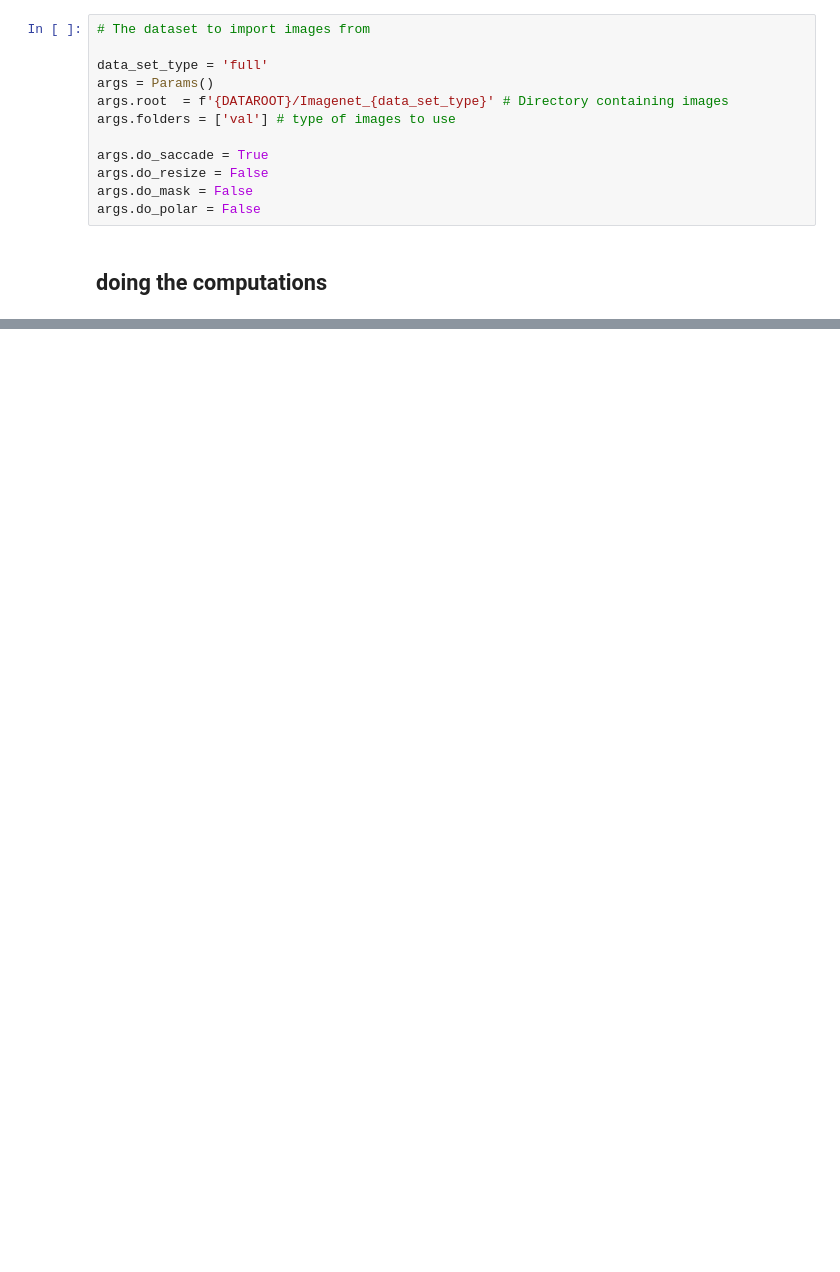
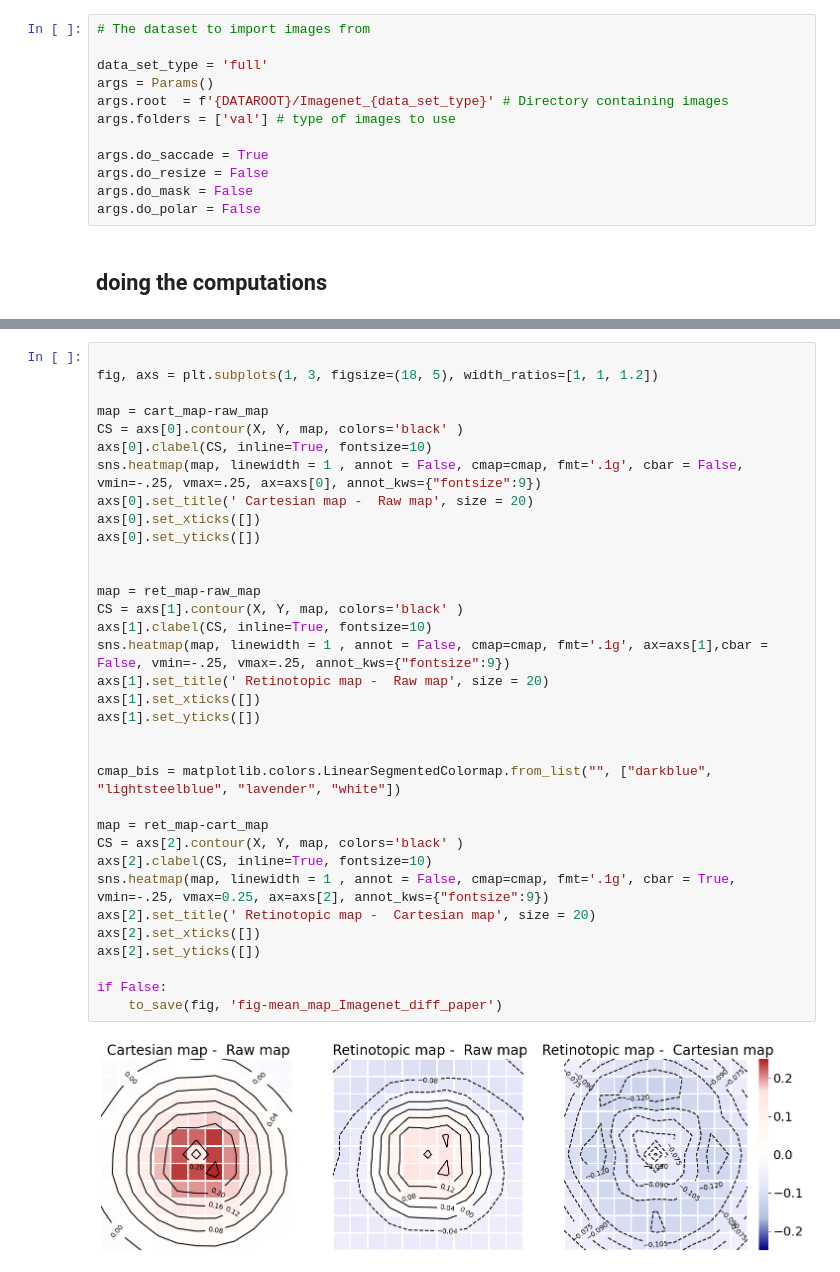
Before and after one commit to bicv/Retinotopy, a Jupyter notebook: 22_scan_mean_nan.ipynb, the cells around one changed output, grey strips where cells are left out. Cells and saved outputs as stored; diff of their text form; blank space fills up the shorter version.

```diff
--- a/22_scan_mean_nan.ipynb
+++ b/22_scan_mean_nan.ipynb
@@ -138,0 +224,36 @@ for ext in ['pdf', 'png']:
+# %%
+
+fig, axs = plt.subplots(1, 3, figsize=(18, 5), width_ratios=[1, 1, 1.2])
+
+map = cart_map-raw_map
+CS = axs[0].contour(X, Y, map, colors='black' )
+axs[0].clabel(CS, inline=True, fontsize=10)
+sns.heatmap(map, linewidth = 1 , annot = False, cmap=cmap, fmt='.1g', cbar = False, vmin=-.25, vmax=.25, ax=axs[0], annot_kws={"fontsize":9})
+axs[0].set_title(' Cartesian map -  Raw map', size = 20)
+axs[0].set_xticks([])
+axs[0].set_yticks([])
+
+
+map = ret_map-raw_map
+CS = axs[1].contour(X, Y, map, colors='black' )
+axs[1].clabel(CS, inline=True, fontsize=10)
+sns.heatmap(map, linewidth = 1 , annot = False, cmap=cmap, fmt='.1g', ax=axs[1],cbar = False, vmin=-.25, vmax=.25, annot_kws={"fontsize":9})
+axs[1].set_title(' Retinotopic map -  Raw map', size = 20)
+axs[1].set_xticks([])
+axs[1].set_yticks([])
+
+
+cmap_bis = matplotlib.colors.LinearSegmentedColormap.from_list("", ["darkblue",  "lightsteelblue", "lavender", "white"])
+
+map = ret_map-cart_map
+CS = axs[2].contour(X, Y, map, colors='black' )
+axs[2].clabel(CS, inline=True, fontsize=10)
+sns.heatmap(map, linewidth = 1 , annot = False, cmap=cmap, fmt='.1g', cbar = True, vmin=-.25, vmax=0.25, ax=axs[2], annot_kws={"fontsize":9})
+axs[2].set_title(' Retinotopic map -  Cartesian map', size = 20)
+axs[2].set_xticks([])
+axs[2].set_yticks([])
+
+if False:
+    to_save(fig, 'fig-mean_map_Imagenet_diff_paper')
+# %% [output]
+[figure, added]
```
Also changed, not shown: parts of 13 cells of this notebook.
